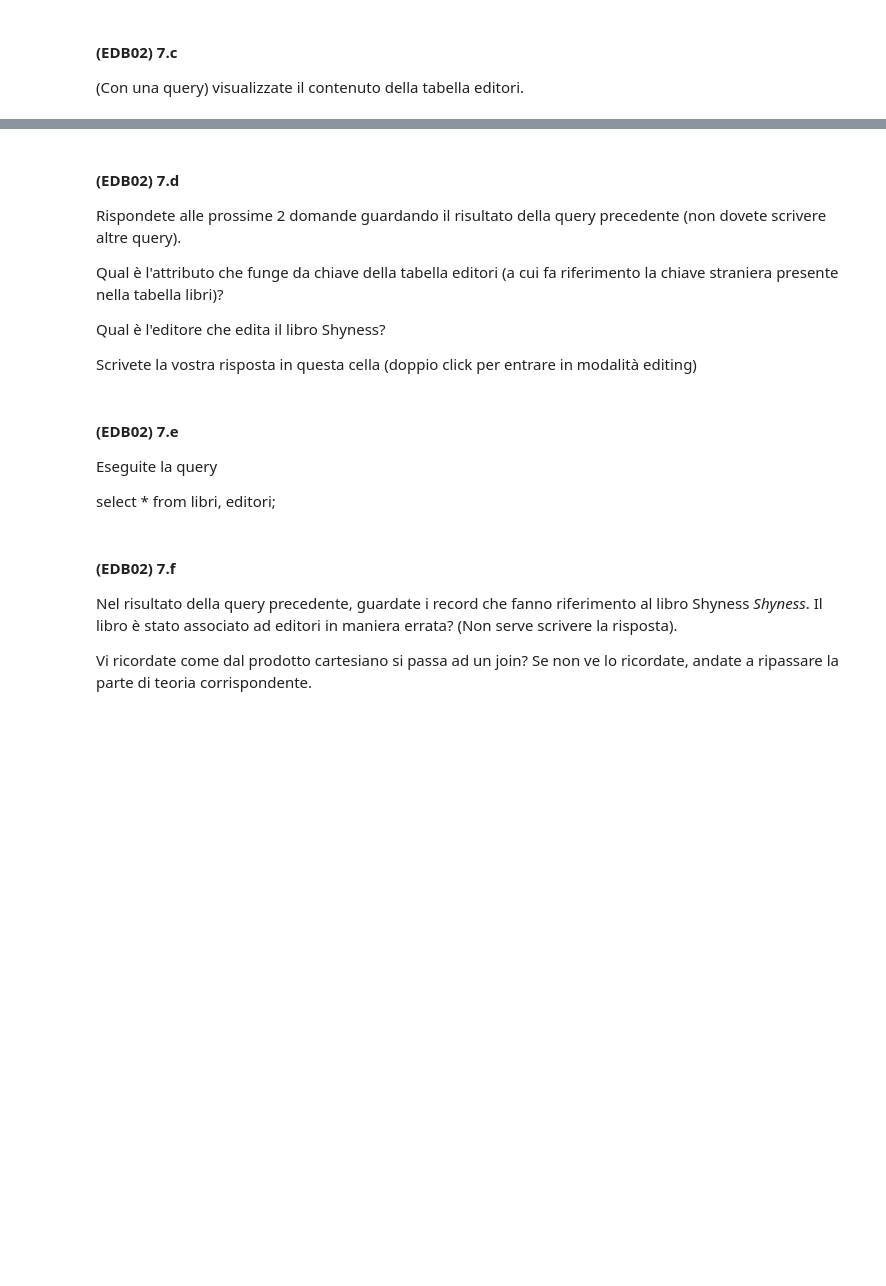
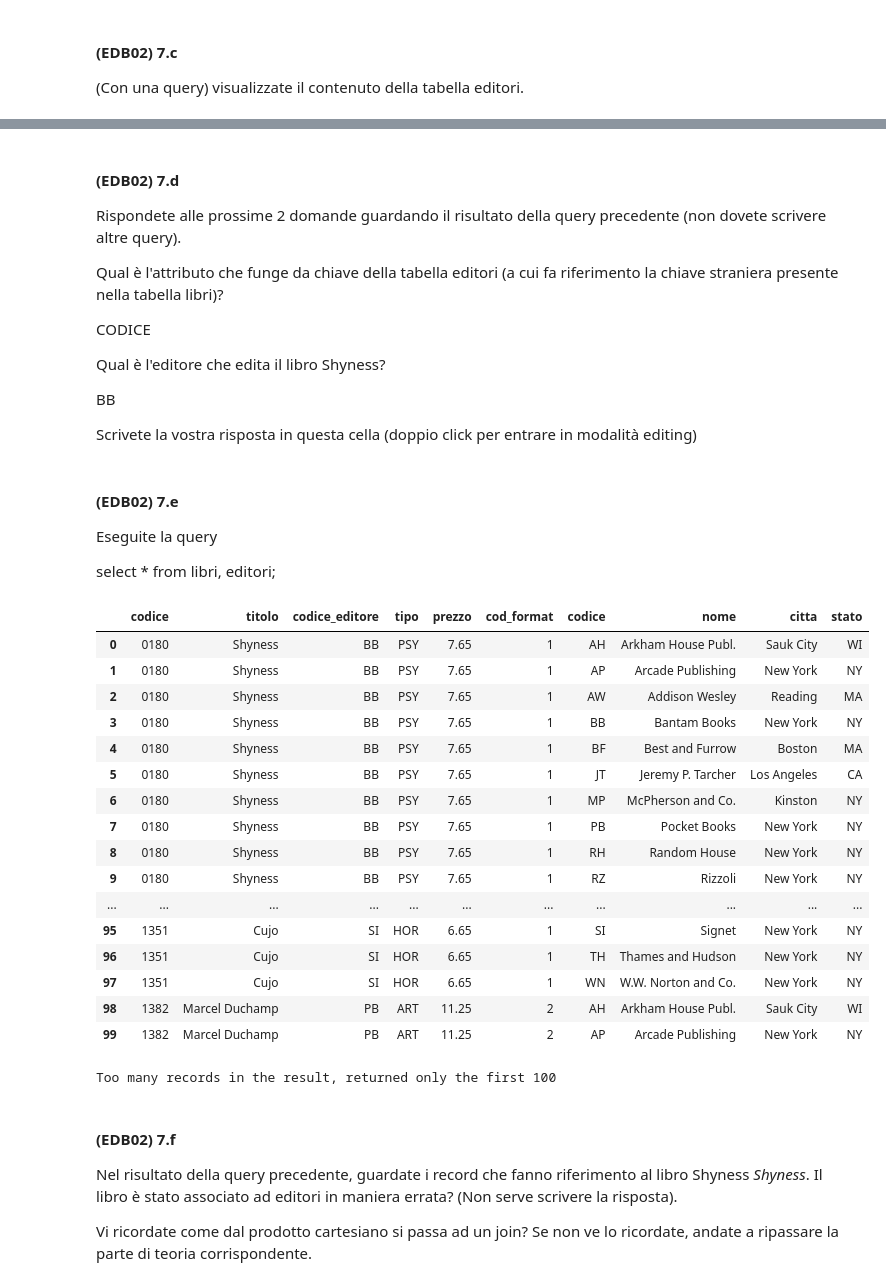
Before and after one commit to morettitommaso/sql-exercises, a Jupyter notebook: edb02_librerie.ipynb, the cells around one changed output, grey strips where cells are left out. Cells and saved outputs as stored; diff of their text form; code cells hidden in the pictures; blank space fills up the shorter version.

```diff
--- a/edb02_librerie.ipynb
+++ b/edb02_librerie.ipynb
@@ -348,8 +460,12 @@ Rispondete alle prossime 2 domande guardando il risultato della query precedente
 
 Qual è l'attributo che funge da chiave della tabella editori (a cui fa riferimento la chiave straniera presente nella tabella libri)?
 
+CODICE
+
 Qual è l'editore che edita il libro Shyness?
 
+BB
+
 Scrivete la vostra risposta in questa cella (doppio click per entrare in modalità editing)
 # %% [markdown]
 #### (EDB02) 7.e
@@ -364,3 +476,26 @@ rq("""
+# %%
+rq("""
+select * from libri, editori;
+""")
+# %% [output]
+|  | codice | titolo | codice_editore | tipo | prezzo | cod_format | codice | nome | citta | stato |
+| 0 | 0180 | Shyness | BB | PSY | 7.65 | 1 | AH | Arkham House Publ. | Sauk City | WI |
+| 1 | 0180 | Shyness | BB | PSY | 7.65 | 1 | AP | Arcade Publishing | New York | NY |
+| 2 | 0180 | Shyness | BB | PSY | 7.65 | 1 | AW | Addison Wesley | Reading | MA |
+| 3 | 0180 | Shyness | BB | PSY | 7.65 | 1 | BB | Bantam Books | New York | NY |
+| 4 | 0180 | Shyness | BB | PSY | 7.65 | 1 | BF | Best and Furrow | Boston | MA |
+| 5 | 0180 | Shyness | BB | PSY | 7.65 | 1 | JT | Jeremy P. Tarcher | Los Angeles | CA |
+| 6 | 0180 | Shyness | BB | PSY | 7.65 | 1 | MP | McPherson and Co. | Kinston | NY |
+| 7 | 0180 | Shyness | BB | PSY | 7.65 | 1 | PB | Pocket Books | New York | NY |
+| 8 | 0180 | Shyness | BB | PSY | 7.65 | 1 | RH | Random House | New York | NY |
+| 9 | 0180 | Shyness | BB | PSY | 7.65 | 1 | RZ | Rizzoli | New York | NY |
+| ... | ... | ... | ... | ... | ... | ... | ... | ... | ... | ... |
+| 95 | 1351 | Cujo | SI | HOR | 6.65 | 1 | SI | Signet | New York | NY |
+| 96 | 1351 | Cujo | SI | HOR | 6.65 | 1 | TH | Thames and Hudson | New York | NY |
+| 97 | 1351 | Cujo | SI | HOR | 6.65 | 1 | WN | W.W. Norton and Co. | New York | NY |
+| 98 | 1382 | Marcel Duchamp | PB | ART | 11.25 | 2 | AH | Arkham House Publ. | Sauk City | WI |
+| 99 | 1382 | Marcel Duchamp | PB | ART | 11.25 | 2 | AP | Arcade Publishing | New York | NY |
+Too many records in the result, returned only the first 100
 # %% [markdown]
 #### (EDB02) 7.f
 
```
Also changed, not shown: parts of 43 cells of this notebook.
